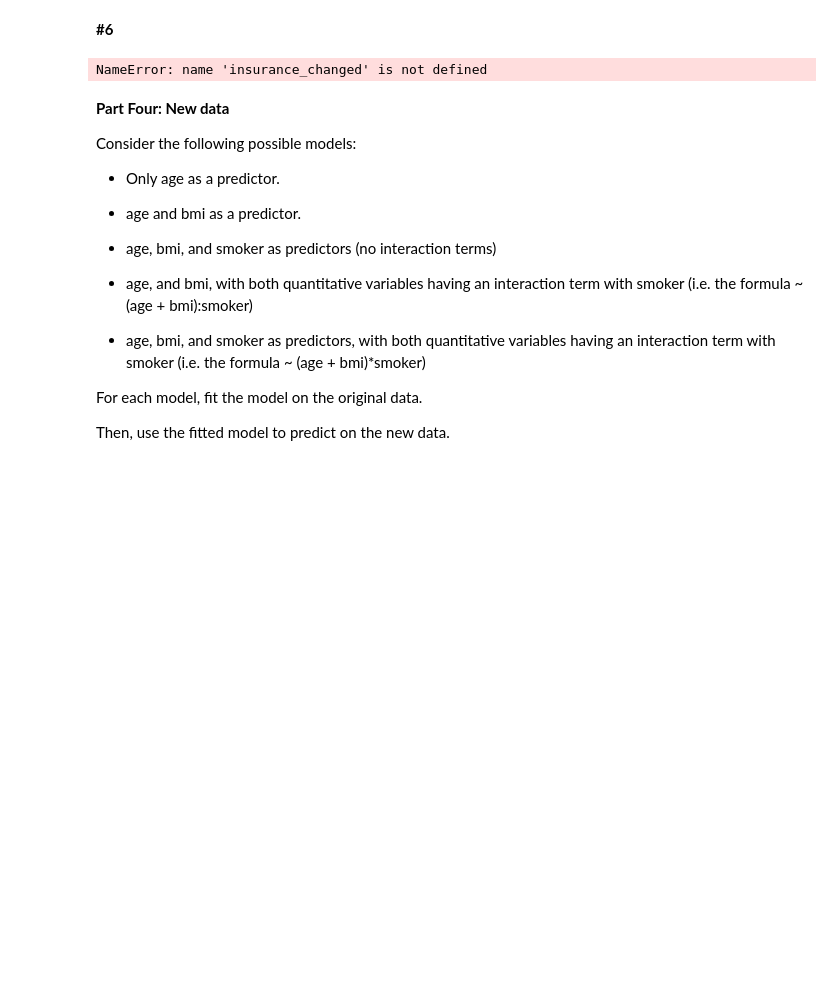
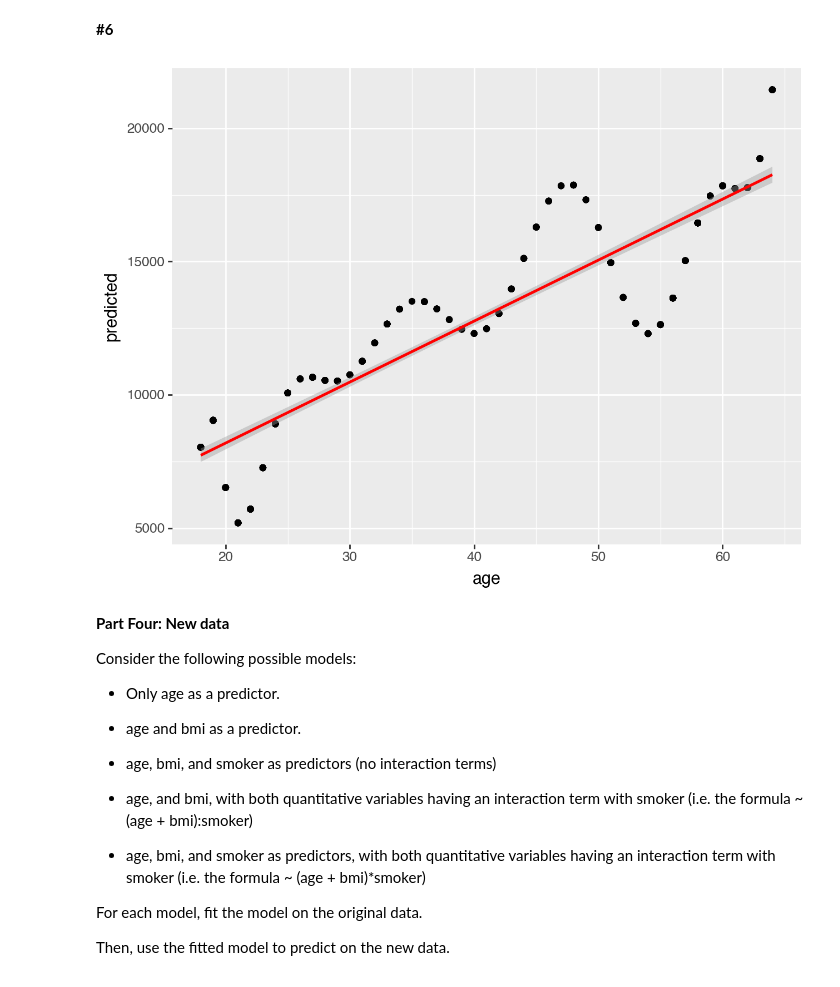
Before and after one commit to BLauf/GSB-544, a Jupyter notebook: labs/lab05/lab_05.ipynb, the cells around one changed output. Cells and saved outputs as stored; diff of their text form; code cells hidden in the pictures; blank space fills up the shorter version.

```diff
--- a/labs/lab05/lab_05.ipynb
+++ b/labs/lab05/lab_05.ipynb
@@ -588,27 +589,29 @@ According to the MSE and R-squared, the best model is from part two Q3 where we
 # %%
 #plot predictions from model in Q4
 
+X = insurance[["age"]]
+
 #get predicted values
-lr_predicted_1 = lr_pipeline_1.predict(X_test)
+lr_predicted_1 = lr_pipeline_1.predict(X)
 
 #create dataframe of predictions
 predictions_df = pd.DataFrame(lr_predicted_1, columns=["predicted"])
 
 # Reset the index on both dataframes to ensure they align correctly
 #refrenced chat GPT
-insurance_changed = insurance_changed.reset_index(drop=True)
+insurance_changed = insurance.reset_index(drop=True)
 predictions_df = predictions_df.reset_index(drop=True)
 
 # concat using axis=1 so that it doesn't stack
 combined = pd.concat([insurance_changed, predictions_df], axis=1)
 
 #plot using geom_point and get regression line using geom_smooth
 (ggplot(combined, aes(x = "age", y = "predicted"))
 + geom_point()
 + geom_smooth(method = 'lm', color = "red")
 )
 # %% [output]
-NameError: name 'insurance_changed' is not defined
+[figure, added]
 # %% [markdown]
 **Part Four: New data**
 
```
Also changed, not shown: parts of 8 cells of this notebook.
